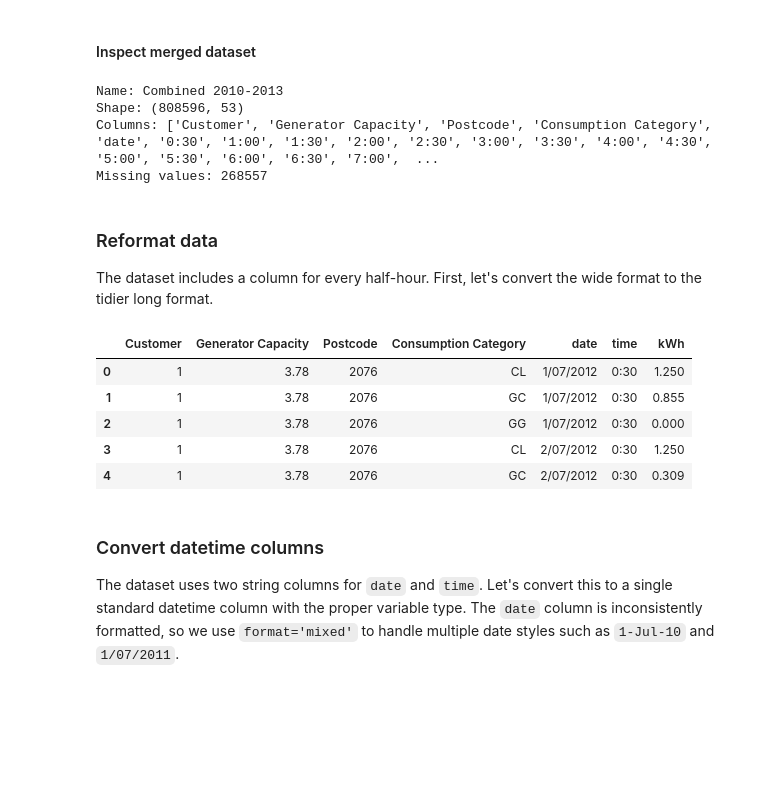
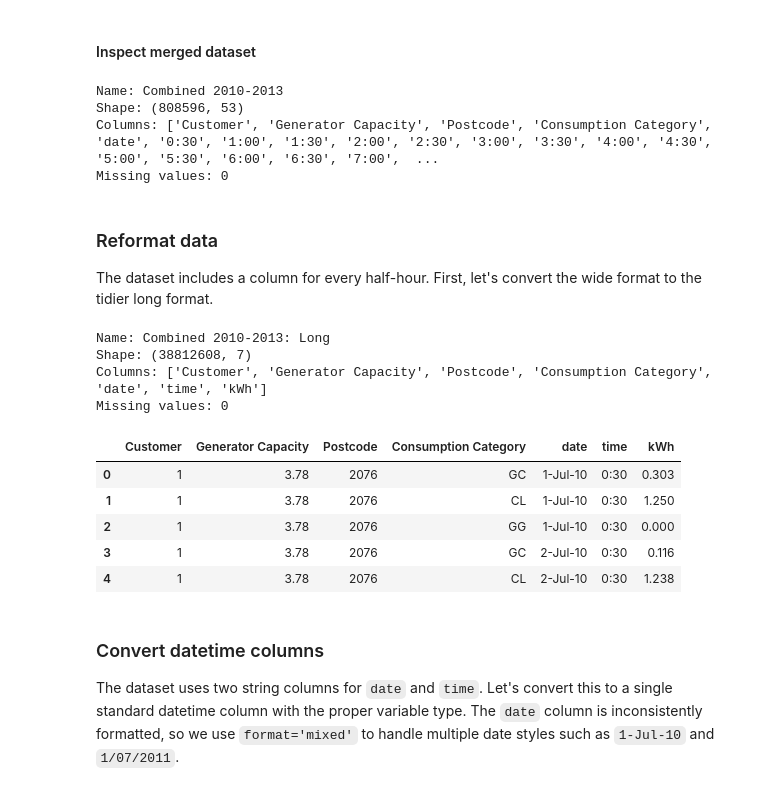
Before and after one commit to codettlaff/Energy-Disaggregation, a Jupyter notebook: data_generation.ipynb, the cells around one changed output. Cells and saved outputs as stored; diff of their text form; code cells hidden in the pictures; blank space fills up the shorter version.

```diff
--- a/data_generation.ipynb
+++ b/data_generation.ipynb
@@ -75,34 +75,44 @@ ausgrid_df = pd.concat([df_2010, df_2011, df_2012], ignore_index=True)
 print(f"Name: Combined 2010-2013")
 print(f"Shape: {ausgrid_df.shape}")
 print(f"Columns: {ausgrid_df.columns.tolist()}")
-print(f"Missing values: {df.isna().sum().sum()}\n")
+print(f"Missing values: {ausgrid_df.isna().sum().sum()}\n")
 # %% [output]
 Name: Combined 2010-2013
 Shape: (808596, 53)
 Columns: ['Customer', 'Generator Capacity', 'Postcode', 'Consumption Category', 'date', '0:30', '1:00', '1:30', '2:00', '2:30', '3:00', '3:30', '4:00', '4:30', '5:00', '5:30', '6:00', '6:30', '7:00',  ...
-Missing values: 268557
+Missing values: 0
 # %% [markdown]
 ### Reformat data
 The dataset includes a column for every half-hour. First, let's convert the wide format to the tidier long format.
 # %%
 # Half-hour columns
-time_cols = df.columns[5:]
+time_cols = ausgrid_df.columns[5:]
 
-ausgrid_df_long = df.melt(
+ausgrid_df_long = ausgrid_df.melt(
     id_vars=df.columns[:5],
     value_vars=time_cols,
     var_name='time',
     value_name='kWh')
 
+# Inspect table
+print(f"Name: Combined 2010-2013: Long")
+print(f"Shape: {ausgrid_df_long.shape}")
+print(f"Columns: {ausgrid_df_long.columns.tolist()}")
+print(f"Missing values: {ausgrid_df_long.isna().sum().sum()}\n")
+
 # Display long format dataset
 ausgrid_df_long.head()
 # %% [output]
+Name: Combined 2010-2013: Long
+Shape: (38812608, 7)
+Columns: ['Customer', 'Generator Capacity', 'Postcode', 'Consumption Category', 'date', 'time', 'kWh']
+Missing values: 0
 |  | Customer | Generator Capacity | Postcode | Consumption Category | date | time | kWh |
-| 0 | 1 | 3.78 | 2076 | CL | 1/07/2012 | 0:30 | 1.250 |
-| 1 | 1 | 3.78 | 2076 | GC | 1/07/2012 | 0:30 | 0.855 |
-| 2 | 1 | 3.78 | 2076 | GG | 1/07/2012 | 0:30 | 0.000 |
-| 3 | 1 | 3.78 | 2076 | CL | 2/07/2012 | 0:30 | 1.250 |
-| 4 | 1 | 3.78 | 2076 | GC | 2/07/2012 | 0:30 | 0.309 |
+| 0 | 1 | 3.78 | 2076 | GC | 1-Jul-10 | 0:30 | 0.303 |
+| 1 | 1 | 3.78 | 2076 | CL | 1-Jul-10 | 0:30 | 1.250 |
+| 2 | 1 | 3.78 | 2076 | GG | 1-Jul-10 | 0:30 | 0.000 |
+| 3 | 1 | 3.78 | 2076 | GC | 2-Jul-10 | 0:30 | 0.116 |
+| 4 | 1 | 3.78 | 2076 | CL | 2-Jul-10 | 0:30 | 1.238 |
 # %% [markdown]
 ### Convert datetime columns
 The dataset uses two string columns for `date` and `time`. Let's convert this to a single standard datetime column with the proper variable type. The `date` column is inconsistently formatted, so we use `format='mixed'` to handle multiple date styles such as `1-Jul-10` and `1/07/2011`.
```
Also changed, not shown: parts of 31 cells of this notebook.
